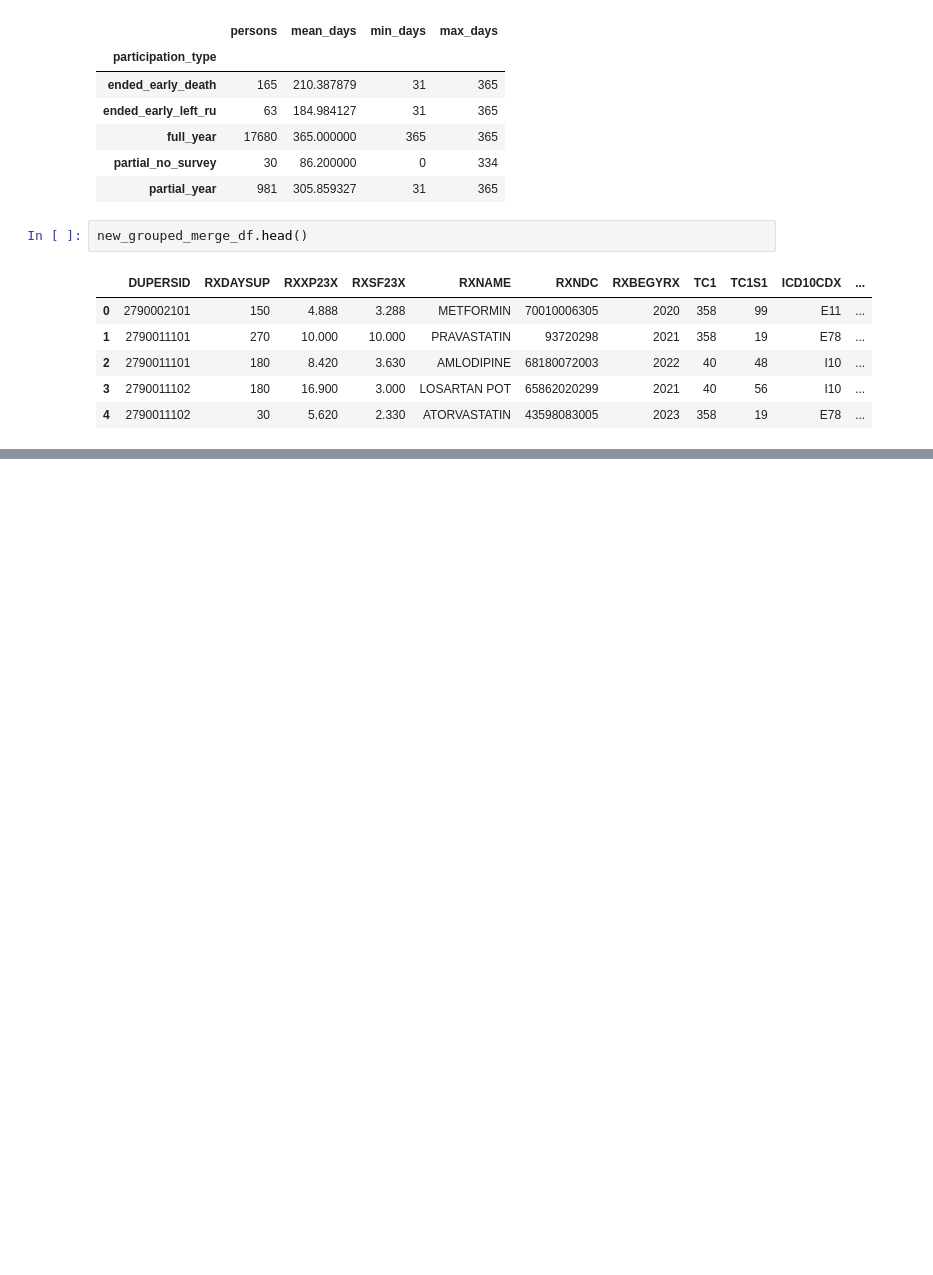
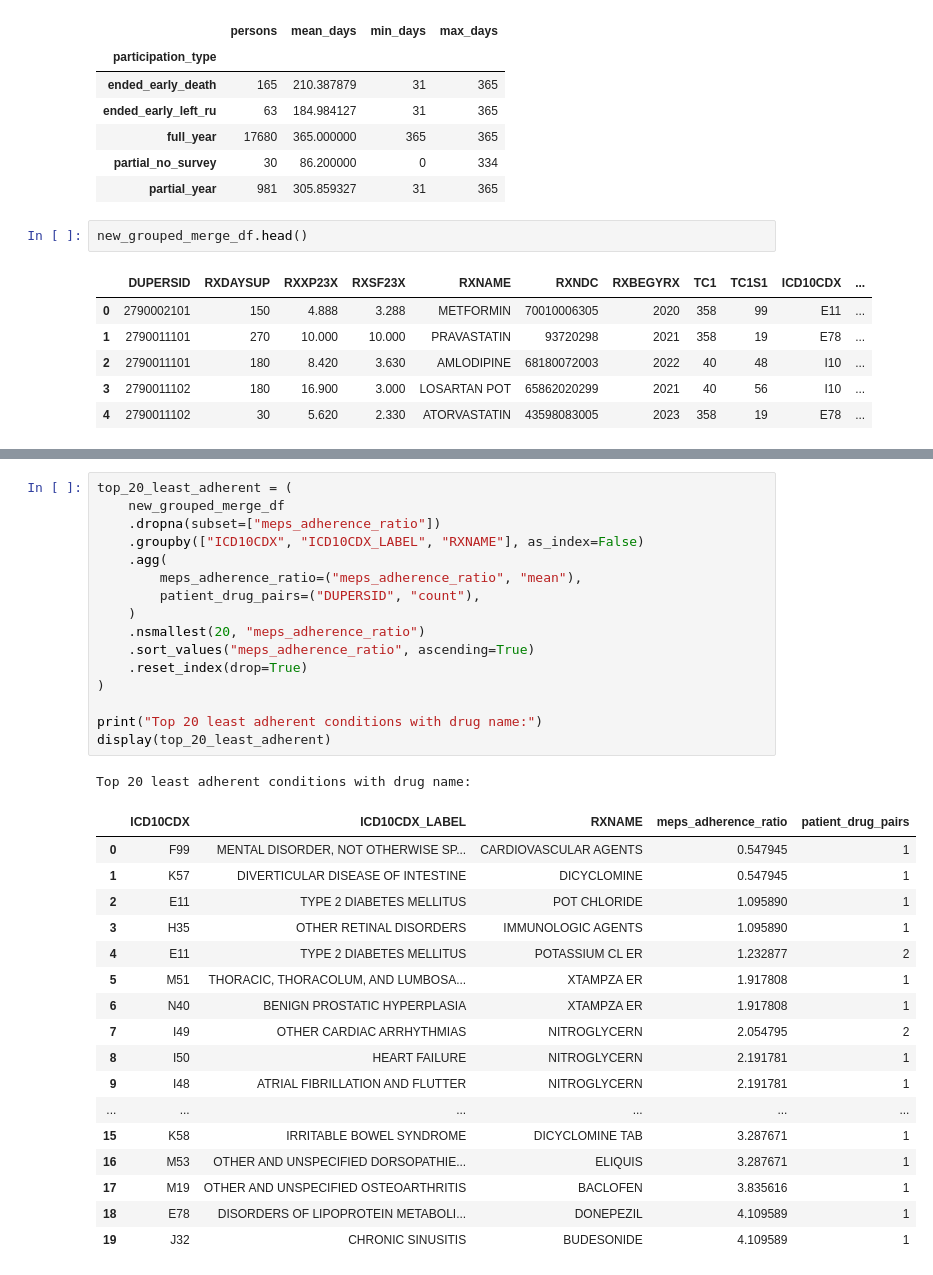
Before and after one commit to FrianaEngineer/Medical-Adherence, a Jupyter notebook: Notebooks/MEPS/2023_clean.ipynb, the cells around one changed output, grey strips where cells are left out. Saved outputs shown, nothing was run; the diff lists cells and outputs as text; blank space fills up the shorter version.

```diff
--- a/Notebooks/MEPS/2023_clean.ipynb
+++ b/Notebooks/MEPS/2023_clean.ipynb
@@ -1369,0 +1387,35 @@ Count: 3 of 74
+# %%
+top_20_least_adherent = (
+    new_grouped_merge_df
+    .dropna(subset=["meps_adherence_ratio"])
+    .groupby(["ICD10CDX", "ICD10CDX_LABEL", "RXNAME"], as_index=False)
+    .agg(
+        meps_adherence_ratio=("meps_adherence_ratio", "mean"),
+        patient_drug_pairs=("DUPERSID", "count"),
+    )
+    .nsmallest(20, "meps_adherence_ratio")
+    .sort_values("meps_adherence_ratio", ascending=True)
+    .reset_index(drop=True)
+)
+
+print("Top 20 least adherent conditions with drug name:")
+display(top_20_least_adherent)
+# %% [output]
+Top 20 least adherent conditions with drug name:
+|  | ICD10CDX | ICD10CDX_LABEL | RXNAME | meps_adherence_ratio | patient_drug_pairs |
+| 0 | F99 | MENTAL DISORDER, NOT OTHERWISE SP... | CARDIOVASCULAR AGENTS | 0.547945 | 1 |
+| 1 | K57 | DIVERTICULAR DISEASE OF INTESTINE | DICYCLOMINE | 0.547945 | 1 |
+| 2 | E11 | TYPE 2 DIABETES MELLITUS | POT CHLORIDE | 1.095890 | 1 |
+| 3 | H35 | OTHER RETINAL DISORDERS | IMMUNOLOGIC AGENTS | 1.095890 | 1 |
+| 4 | E11 | TYPE 2 DIABETES MELLITUS | POTASSIUM CL ER | 1.232877 | 2 |
+| 5 | M51 | THORACIC, THORACOLUM, AND LUMBOSA... | XTAMPZA ER | 1.917808 | 1 |
+| 6 | N40 | BENIGN PROSTATIC HYPERPLASIA | XTAMPZA ER | 1.917808 | 1 |
+| 7 | I49 | OTHER CARDIAC ARRHYTHMIAS | NITROGLYCERN | 2.054795 | 2 |
+| 8 | I50 | HEART FAILURE | NITROGLYCERN | 2.191781 | 1 |
+| 9 | I48 | ATRIAL FIBRILLATION AND FLUTTER | NITROGLYCERN | 2.191781 | 1 |
+| ... | ... | ... | ... | ... | ... |
+| 15 | K58 | IRRITABLE BOWEL SYNDROME | DICYCLOMINE TAB | 3.287671 | 1 |
+| 16 | M53 | OTHER AND UNSPECIFIED DORSOPATHIE... | ELIQUIS | 3.287671 | 1 |
+| 17 | M19 | OTHER AND UNSPECIFIED OSTEOARTHRITIS | BACLOFEN | 3.835616 | 1 |
+| 18 | E78 | DISORDERS OF LIPOPROTEIN METABOLI... | DONEPEZIL | 4.109589 | 1 |
+| 19 | J32 | CHRONIC SINUSITIS | BUDESONIDE | 4.109589 | 1 |
```
Also changed, not shown: parts of 22 cells of this notebook.
